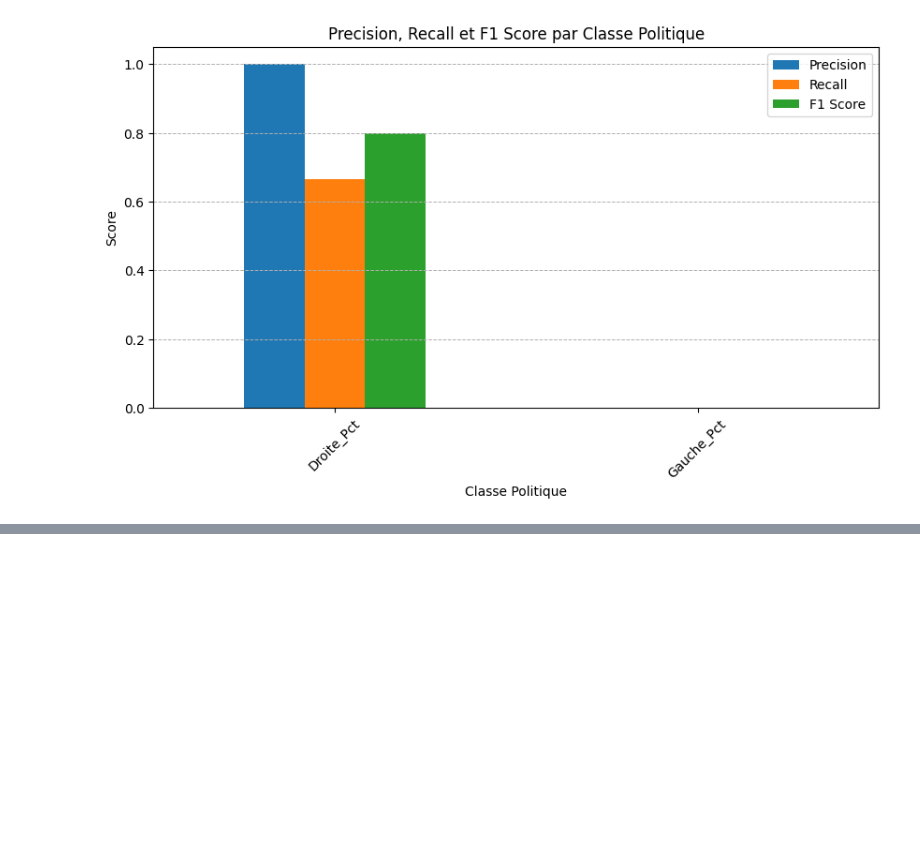
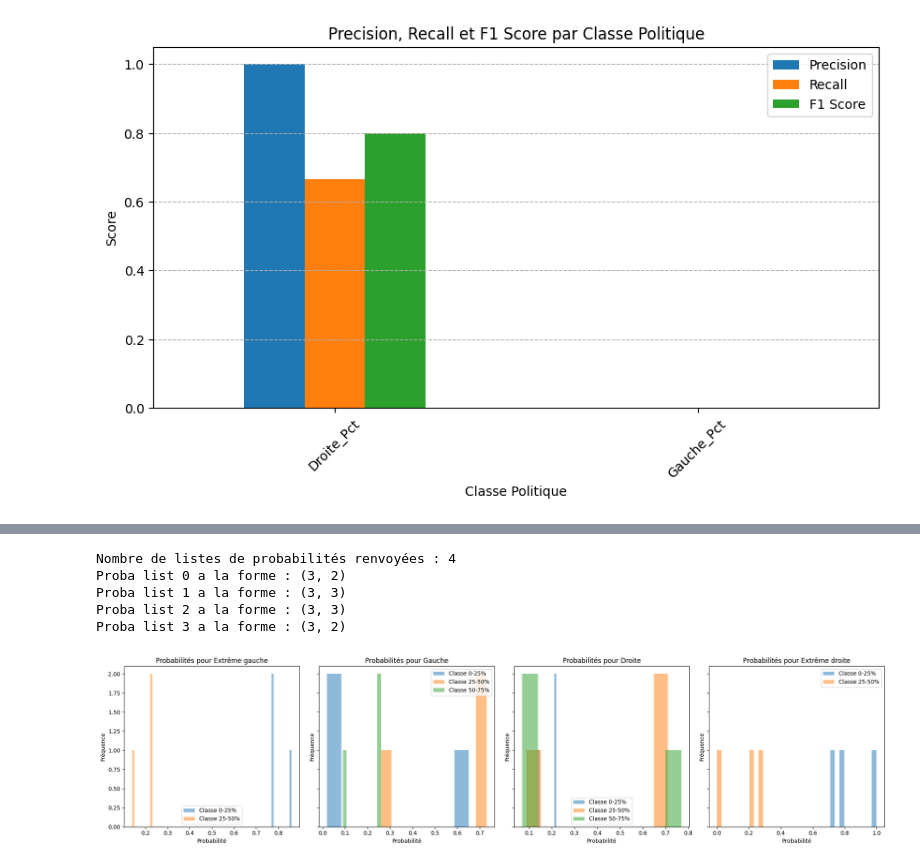
Before and after one commit to MathysLioson/presidential_IA, a Jupyter notebook: algo/presidentialLearning.ipynb, the cells around one changed output, grey strips where cells are left out. Saved outputs shown, nothing was run; the diff lists cells and outputs as text; code cells hidden in the pictures; blank space fills up the shorter version.

```diff
--- a/algo/presidentialLearning.ipynb
+++ b/algo/presidentialLearning.ipynb
@@ -113,0 +279,15 @@ Accuracy: 0.72 (+/- 0.42)
+# %%
+from sklearn.multioutput import MultiOutputClassifier
+
+# Créer et entraîner le classifier multi-output
+multi_output_classifier = MultiOutputClassifier(RandomForestClassifier(n_estimators=100, random_state=42))
+multi_output_classifier.fit(X_train, y_train_class)
+
+# Prédire les cibles pour l'ensemble de test
+y_pred = multi_output_classifier.predict(X_test)
+
+# Évaluation du modèle pour chaque cible séparément
+for i, col in enumerate(y.columns):
+    accuracy = accuracy_score(y_test_class[col], y_pred[:, i])
+    print(f'Accuracy for {col}: {accuracy}')
+    print(classification_report(y_test_class[col], y_pred[:, i]))
@@ -113,0 +343,56 @@ Accuracy: 0.72 (+/- 0.42)
+# %%
+import matplotlib.pyplot as plt
+
+# Prédire les probabilités pour l'ensemble de test
+# Assurons-nous que 'classifier' est un MultiOutputClassifier encapsulant un RandomForestClassifier
+probabilities = classifier.predict_proba(X_test)
+
+# Afficher la structure des données pour comprendre comment elles sont organisées
+print("Nombre de listes de probabilités renvoyées :", len(probabilities))
+for i, proba_list in enumerate(probabilities):
+    print(f"Proba list {i} a la forme : {np.array(proba_list).shape}")
+
+
+# Supposons que 'probabilities' est la liste des listes des probabilités retournées par predict_proba
+parties = ['Extrême gauche', 'Gauche', 'Droite', 'Extrême droite']  # Noms des partis
+classes = ['0-25%', '25-50%', '50-75%', '75-100%']  # Étiquettes des classes
+
+# Définition des couleurs, une pour chaque classe
+colors = ['skyblue', 'orange', 'limegreen', 'red']
+
+# Création de graphiques pour chaque parti
+fig, axes = plt.subplots(nrows=1, ncols=len(probabilities), figsize=(24, 6), sharey=True)
+
+for i, ax in enumerate(axes):
+    party_probs = probabilities[i]  # Probabilités pour le parti i
+    num_classes = len(party_probs[0])  # Le nombre de classes pour ce parti
+
+    # Calcul des barres pour l'histogramme de chaque classe
+    bins = np.linspace(0, 1, 11)
+
+    for class_idx in range(num_classes):
+        # Probabilités de la classe class_idx pour le parti i
+        class_probs = [proba[class_idx] for proba in party_probs]
+
+        # Afficher la distribution des probabilités pour la classe
+        ax.hist(class_probs, bins=bins, color=colors[class_idx], alpha=0.7, label=f'{classes[class_idx]}')
+
+    # Améliorations de lisibilité
+    ax.set_xlim([0, 1])
+    ax.set_xticks(bins)
+    ax.set_xticklabels(['{:.0f}%'.format(x * 100) for x in bins], rotation=45, ha="right")
+    ax.set_title(f'Probabilités pour {parties[i]}', fontsize=16)
+    ax.set_xlabel('Probabilité', fontsize=14)
+    ax.set_ylabel('Fréquence', fontsize=14)
+    ax.legend(fontsize=12)
+    ax.grid(True, which='both', linestyle='--', linewidth=0.5)
+
+plt.tight_layout()
+plt.show()
+# %% [output]
+Nombre de listes de probabilités renvoyées : 4
+Proba list 0 a la forme : (3, 2)
+Proba list 1 a la forme : (3, 3)
+Proba list 2 a la forme : (3, 3)
+Proba list 3 a la forme : (3, 2)
+[figure, added]
```
Also changed, not shown: parts of 4 cells of this notebook.
